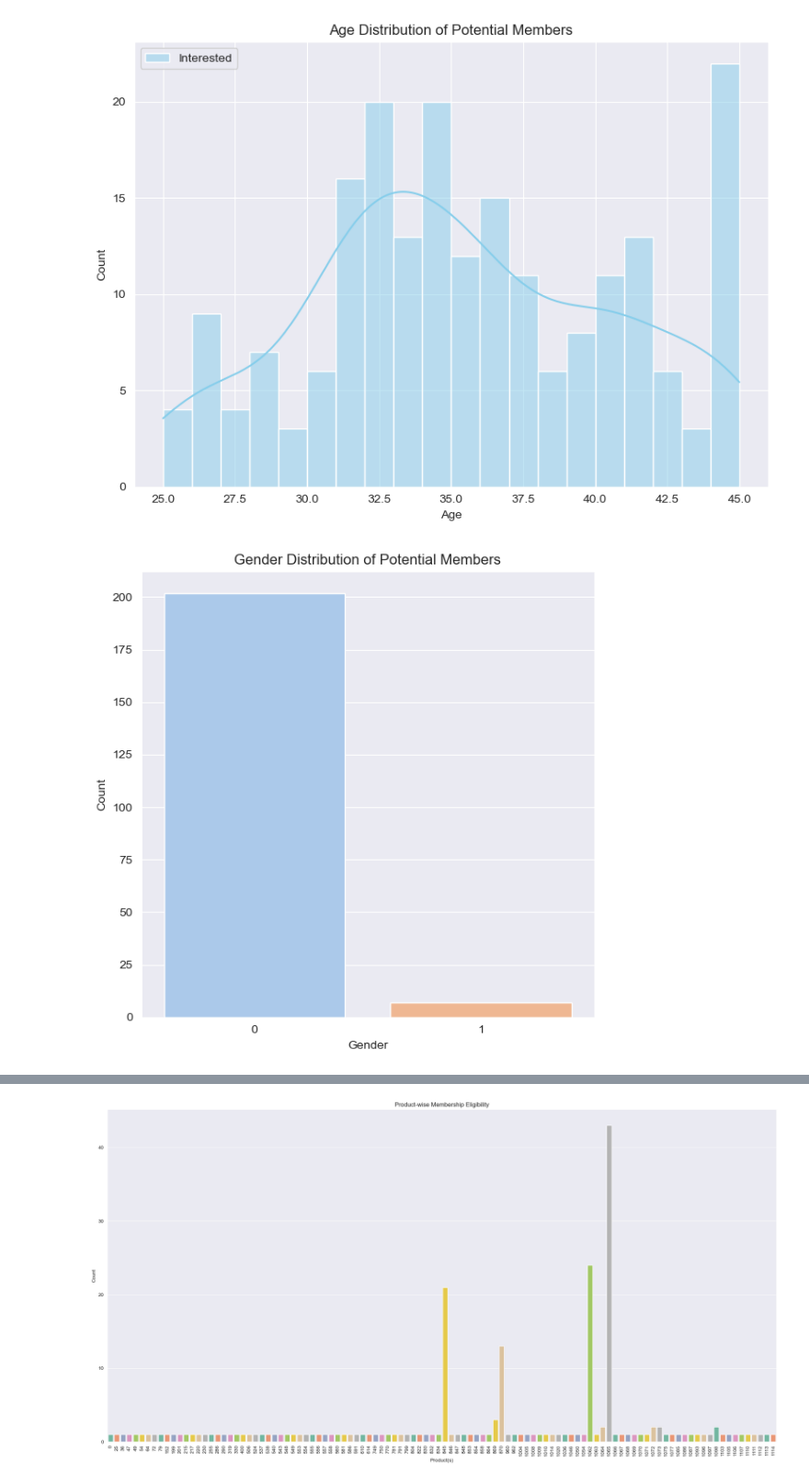
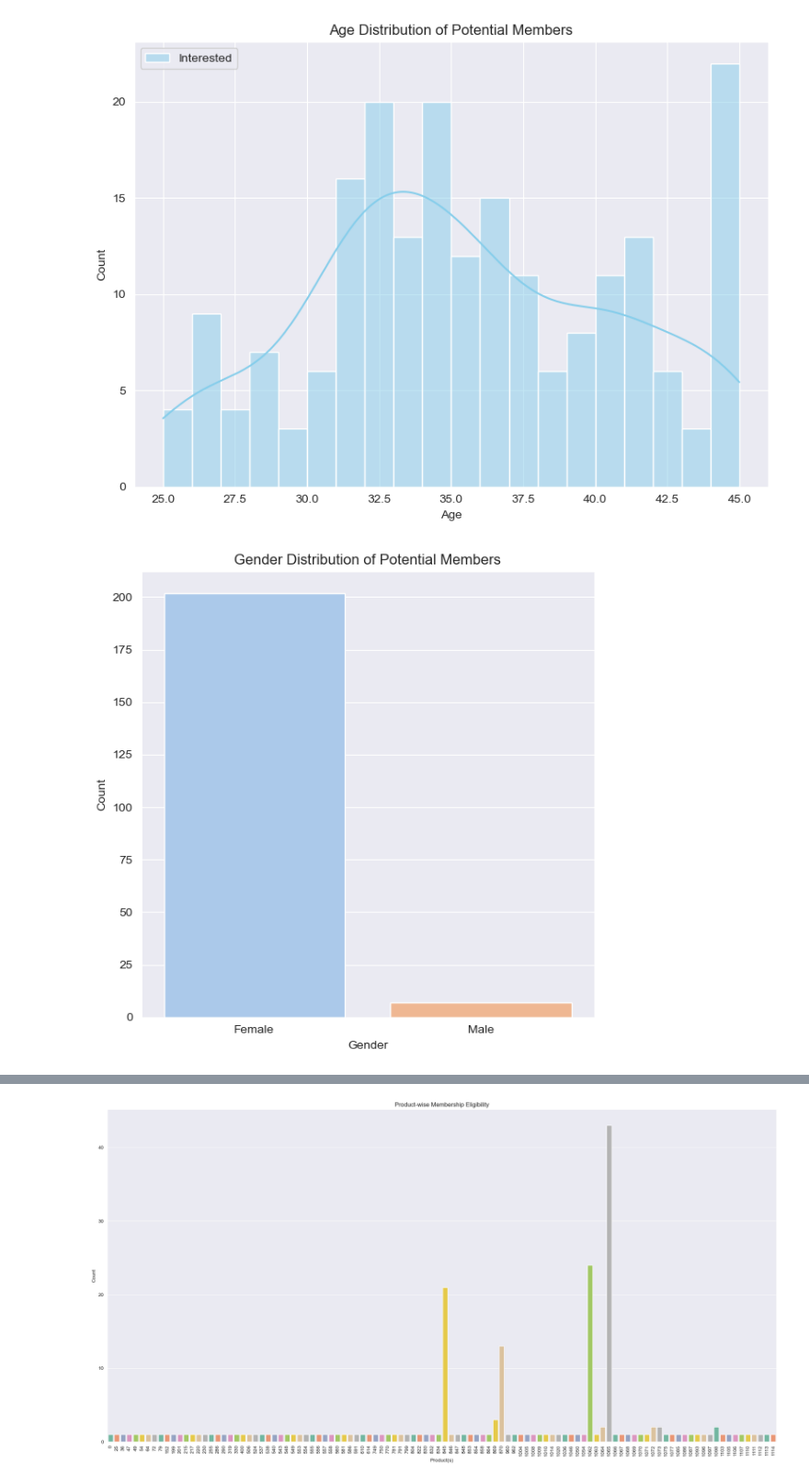
Before and after one commit to sanchick02/AlhaAlfa, a Jupyter notebook: AlhaAlfa_main(1).ipynb, the cells around one changed output, grey strips where cells are left out. Shown: that part at 92% size. Saved outputs shown, nothing was run; the diff lists cells and outputs as text; code cells hidden in the pictures.

```diff
--- a/AlhaAlfa_main(1).ipynb
+++ b/AlhaAlfa_main(1).ipynb
@@ -983,15 +1139,16 @@ plt.show()
 # %%
 # Example 2: Gender Distribution of Potential Members
 plt.figure(figsize=(6, 6))
 order_df_interested = order_df[order_df['Interest'] == 1]
 sns.countplot(x='Gender', data=order_df_interested, palette='pastel')
 plt.title('Gender Distribution of Potential Members')
 plt.xlabel('Gender')
+plt.xticks(np.arange(0, 2), ['Female', 'Male'])
 plt.ylabel('Count')
 plt.tight_layout()
 plt.show()
 # %% [output]
-[figure, old version]
+[figure, new version]
 # %%
 # Example 3: State-wise Membership Eligibility
 plt.figure(figsize=(8, 6))
```
Also changed, not shown: parts of 42 cells of this notebook, 1 other file.
